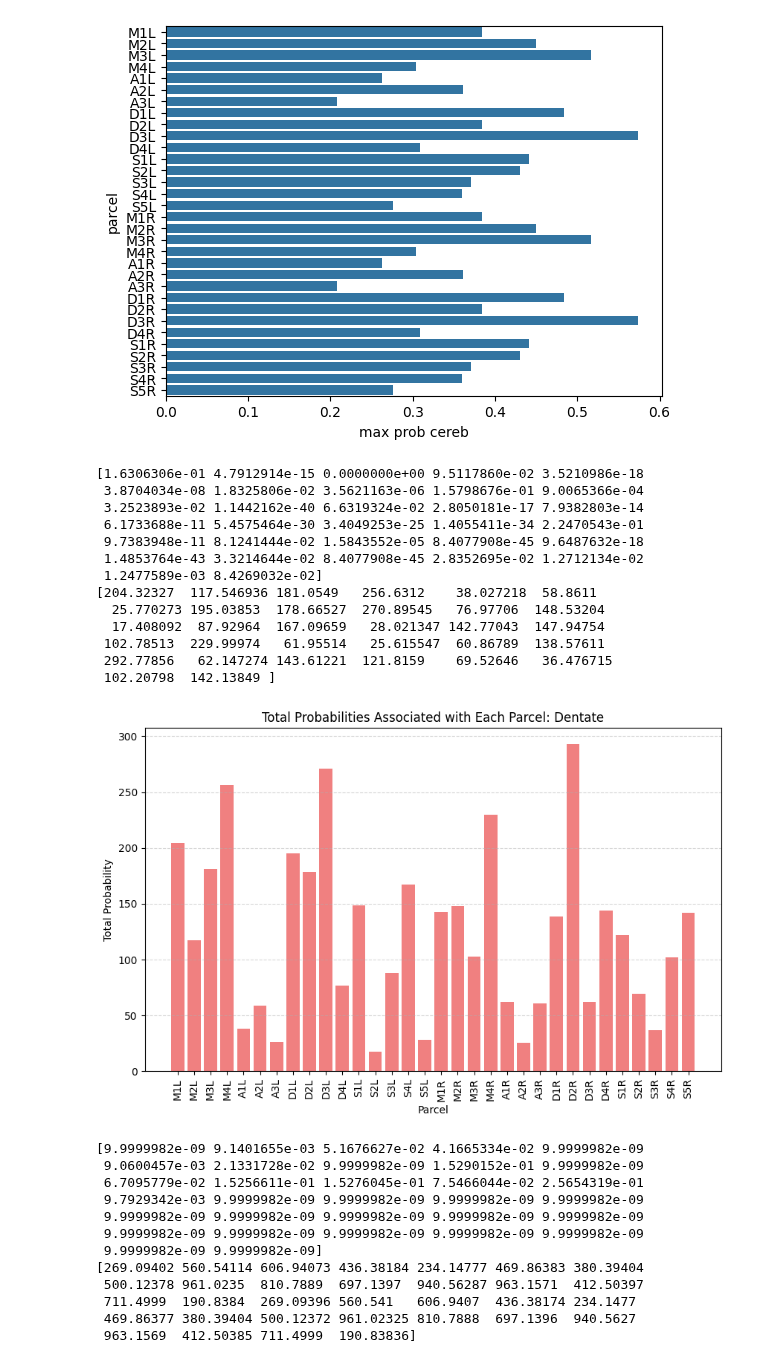
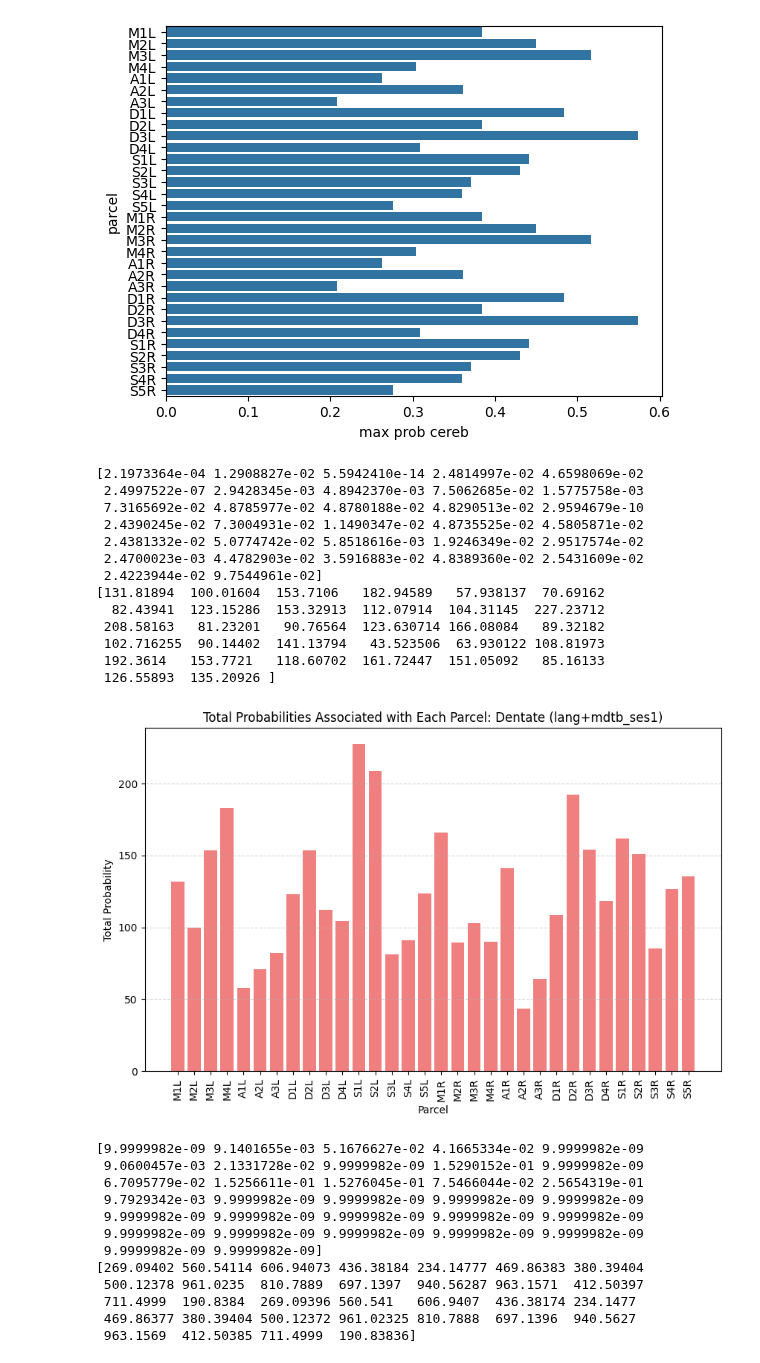
Before and after one commit to DiedrichsenLab/Pontine7T, a Jupyter notebook: notebooks/dentate_atlas.ipynb, the cells around one changed output. Saved outputs shown, nothing was run; the diff lists cells and outputs as text; code cells hidden in the pictures.

```diff
--- a/notebooks/dentate_atlas.ipynb
+++ b/notebooks/dentate_atlas.ipynb
@@ -115,47 +114,47 @@ maximum prob value per parcel: [0.38451216 0.45013496 0.5163517  0.30445    0.26
 # %%
 #total probabilities associated with each parcel
 
-pmap = np.load(f"{wk_dir}/Prob_dentate_res1_lang+mdtb.npy")
+pmap = np.load(f"{wk_dir}/Prob_dentate_lang+mdtb(ses1).npy")
 
 import numpy as np
 
 print(pmap[:,1])
 
 # Sum probabilities across all voxels for each parcel
 total_probabilities = np.sum(pmap, axis=1)
 
 print(total_probabilities)
 
 # Print or visualize the results
 #for i, prob in enumerate(total_probabilities):
    # print(f"Parcel {roi_names[i+1]}: Total Probability = {prob}")
 
 # Optionally, plot the total probabilities
 import matplotlib.pyplot as plt
 
 plt.figure(figsize=(10, 6))
 plt.bar(roi_names[1:34], total_probabilities, color='lightcoral')
 plt.xlabel("Parcel")
 plt.ylabel("Total Probability")
-plt.title("Total Probabilities Associated with Each Parcel: Dentate")
+plt.title("Total Probabilities Associated with Each Parcel: Dentate (lang+mdtb_ses1)")
 plt.xticks(rotation=90)
 plt.grid(axis='y', linestyle='--', alpha=0.5)
 plt.show()
 # %% [output]
-[1.6306306e-01 4.7912914e-15 0.0000000e+00 9.5117860e-02 3.5210986e-18
- 3.8704034e-08 1.8325806e-02 3.5621163e-06 1.5798676e-01 9.0065366e-04
- 3.2523893e-02 1.1442162e-40 6.6319324e-02 2.8050181e-17 7.9382803e-14
- 6.1733688e-11 5.4575464e-30 3.4049253e-25 1.4055411e-34 2.2470543e-01
- 9.7383948e-11 8.1241444e-02 1.5843552e-05 8.4077908e-45 9.6487632e-18
- 1.4853764e-43 3.3214644e-02 8.4077908e-45 2.8352695e-02 1.2712134e-02
- 1.2477589e-03 8.4269032e-02]
-[204.32327  117.546936 181.0549   256.6312    38.027218  58.8611
-  25.770273 195.03853  178.66527  270.89545   76.97706  148.53204
-  17.408092  87.92964  167.09659   28.021347 142.77043  147.94754
- 102.78513  229.99974   61.95514   25.615547  60.86789  138.57611
- 292.77856   62.147274 143.61221  121.8159    69.52646   36.476715
- 102.20798  142.13849 ]
+[2.1973364e-04 1.2908827e-02 5.5942410e-14 2.4814997e-02 4.6598069e-02
+ 2.4997522e-07 2.9428345e-03 4.8942370e-03 7.5062685e-02 1.5775758e-03
+ 7.3165692e-02 4.8785977e-02 4.8780188e-02 4.8290513e-02 2.9594679e-10
+ 2.4390245e-02 7.3004931e-02 1.1490347e-02 4.8735525e-02 4.5805871e-02
+ 2.4381332e-02 5.0774742e-02 5.8518616e-03 1.9246349e-02 2.9517574e-02
+ 2.4700023e-03 4.4782903e-02 3.5916883e-02 4.8389360e-02 2.5431609e-02
+ 2.4223944e-02 9.7544961e-02]
+[131.81894  100.01604  153.7106   182.94589   57.938137  70.69162
+  82.43941  123.15286  153.32913  112.07914  104.31145  227.23712
+ 208.58163   81.23201   90.76564  123.630714 166.08084   89.32182
+ 102.716255  90.14402  141.13794   43.523506  63.930122 108.81973
+ 192.3614   153.7721   118.60702  161.72447  151.05092   85.16133
+ 126.55893  135.20926 ]
-[figure, old version]
+[figure, new version]
 # %%
 #total probabilities associated with each parcel
 
```
Also changed, not shown: parts of 11 cells of this notebook, 4 other files.
